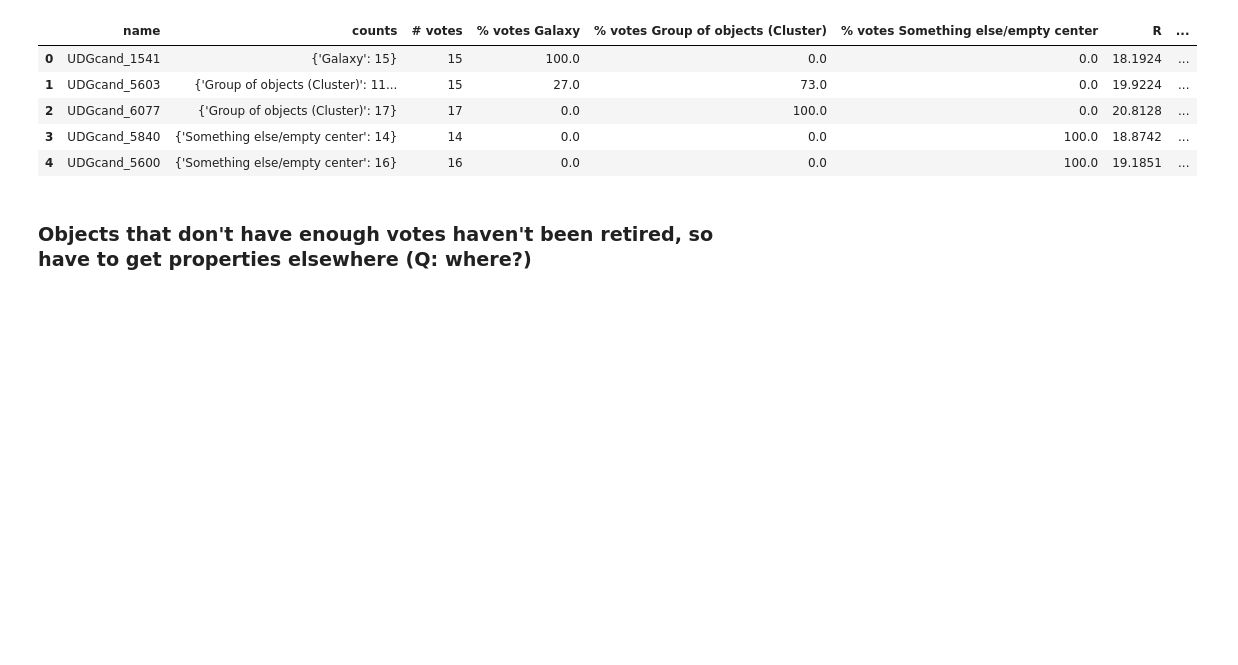
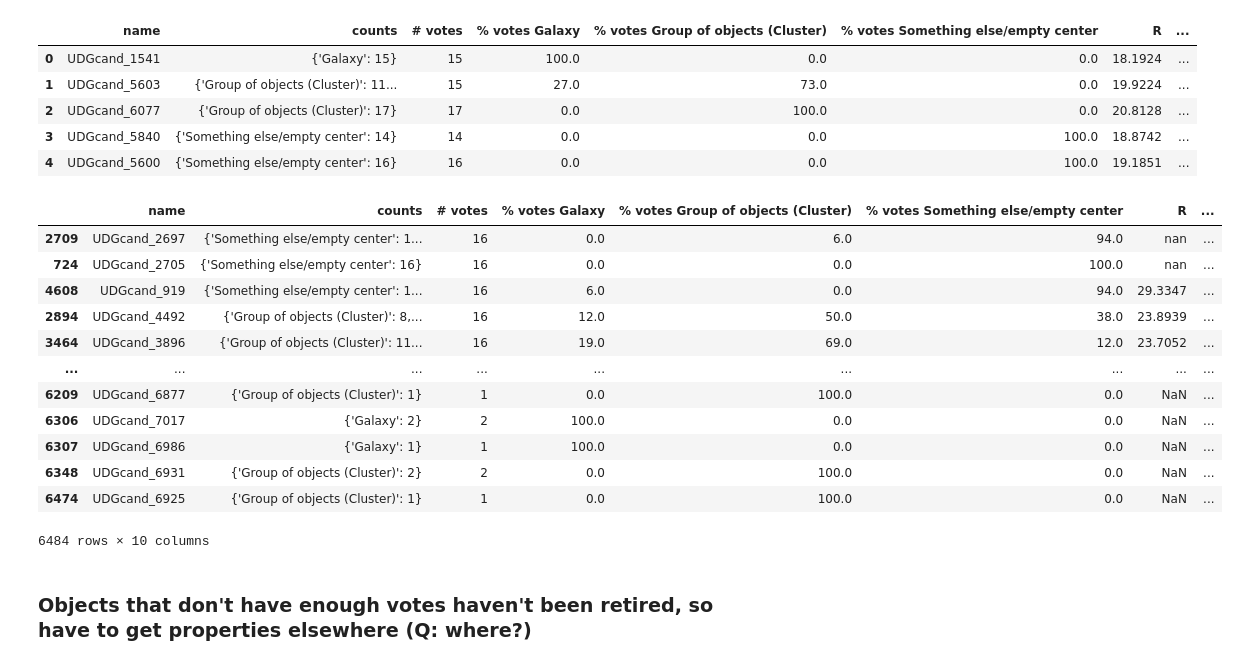
Before and after one commit to Seerden/SpaceFluff, a Jupyter notebook: SpaceFluff/sf_classify.ipynb, the cells around one changed output. Saved outputs shown, nothing was run; the diff lists cells and outputs as text; code cells hidden in the pictures; blank space fills up the shorter version.

```diff
--- a/SpaceFluff/sf_classify.ipynb
+++ b/SpaceFluff/sf_classify.ipynb
@@ -219,6 +219,22 @@ df_with_props.head()
 | 2 | UDGcand_6077 | {'Group of objects (Cluster)': 17} | 17 | 0.0 | 100.0 | 0.0 | 20.8128 | ... |
 | 3 | UDGcand_5840 | {'Something else/empty center': 14} | 14 | 0.0 | 0.0 | 100.0 | 18.8742 | ... |
 | 4 | UDGcand_5600 | {'Something else/empty center': 16} | 16 | 0.0 | 0.0 | 100.0 | 19.1851 | ... |
+# %%
+df_with_props.sort_values(['R'], ascending=False)
+# %% [output]
+|  | name | counts | # votes | % votes Galaxy | % votes Group of objects (Cluster) | % votes Something else/empty center | R | ... |
+| 2709 | UDGcand_2697 | {'Something else/empty center': 1... | 16 | 0.0 | 6.0 | 94.0 | nan | ... |
+| 724 | UDGcand_2705 | {'Something else/empty center': 16} | 16 | 0.0 | 0.0 | 100.0 | nan | ... |
+| 4608 | UDGcand_919 | {'Something else/empty center': 1... | 16 | 6.0 | 0.0 | 94.0 | 29.3347 | ... |
+| 2894 | UDGcand_4492 | {'Group of objects (Cluster)': 8,... | 16 | 12.0 | 50.0 | 38.0 | 23.8939 | ... |
+| 3464 | UDGcand_3896 | {'Group of objects (Cluster)': 11... | 16 | 19.0 | 69.0 | 12.0 | 23.7052 | ... |
+| ... | ... | ... | ... | ... | ... | ... | ... | ... |
+| 6209 | UDGcand_6877 | {'Group of objects (Cluster)': 1} | 1 | 0.0 | 100.0 | 0.0 | NaN | ... |
+| 6306 | UDGcand_7017 | {'Galaxy': 2} | 2 | 100.0 | 0.0 | 0.0 | NaN | ... |
+| 6307 | UDGcand_6986 | {'Galaxy': 1} | 1 | 100.0 | 0.0 | 0.0 | NaN | ... |
+| 6348 | UDGcand_6931 | {'Group of objects (Cluster)': 2} | 2 | 0.0 | 100.0 | 0.0 | NaN | ... |
+| 6474 | UDGcand_6925 | {'Group of objects (Cluster)': 1} | 1 | 0.0 | 100.0 | 0.0 | NaN | ... |
+6484 rows × 10 columns
 # %% [markdown]
 ### Objects that don't have enough votes haven't been retired, so have to get properties elsewhere (Q: where?)
 # %%
```
Also changed, not shown: parts of 1 cell of this notebook, 2 other files.
